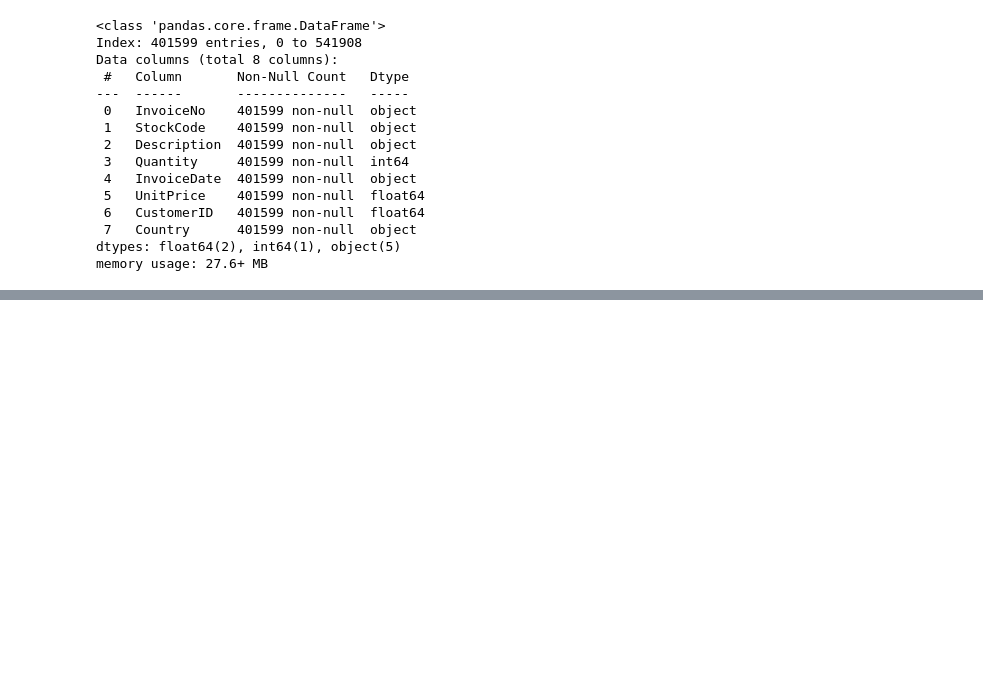
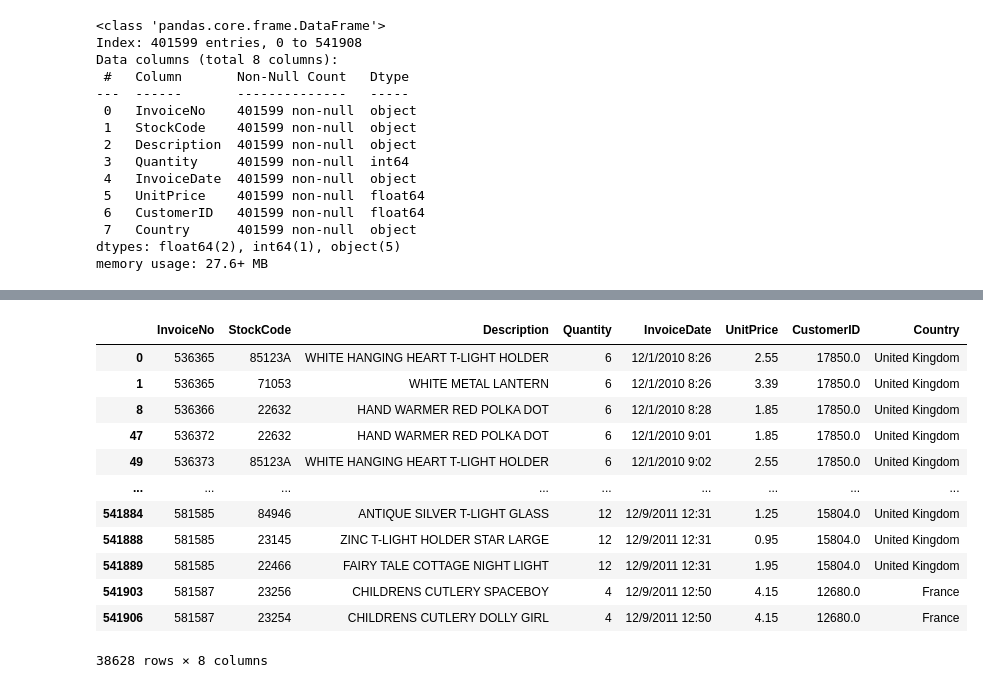
Before and after one commit to carlosmunoz97/citec_technical_test, a Jupyter notebook: online_retail.ipynb, the cells around one changed output, grey strips where cells are left out. Drawn from its saved outputs; the diff is of its cells as text; code cells hidden in the pictures; blank space fills up the shorter version.

```diff
--- a/online_retail.ipynb
+++ b/online_retail.ipynb
@@ -520,0 +555,19 @@ memory usage: 27.6+ MB
+# %%
+duplicated_stockcodes = original.groupby('StockCode').filter(lambda x: x['Description'].nunique() > 1)
+
+# Mostrar el resultado
+duplicated_stockcodes
+# %% [output]
+|  | InvoiceNo | StockCode | Description | Quantity | InvoiceDate | UnitPrice | CustomerID | Country |
+| 0 | 536365 | 85123A | WHITE HANGING HEART T-LIGHT HOLDER | 6 | 12/1/2010 8:26 | 2.55 | 17850.0 | United Kingdom |
+| 1 | 536365 | 71053 | WHITE METAL LANTERN | 6 | 12/1/2010 8:26 | 3.39 | 17850.0 | United Kingdom |
+| 8 | 536366 | 22632 | HAND WARMER RED POLKA DOT | 6 | 12/1/2010 8:28 | 1.85 | 17850.0 | United Kingdom |
+| 47 | 536372 | 22632 | HAND WARMER RED POLKA DOT | 6 | 12/1/2010 9:01 | 1.85 | 17850.0 | United Kingdom |
+| 49 | 536373 | 85123A | WHITE HANGING HEART T-LIGHT HOLDER | 6 | 12/1/2010 9:02 | 2.55 | 17850.0 | United Kingdom |
+| ... | ... | ... | ... | ... | ... | ... | ... | ... |
+| 541884 | 581585 | 84946 | ANTIQUE SILVER T-LIGHT GLASS | 12 | 12/9/2011 12:31 | 1.25 | 15804.0 | United Kingdom |
+| 541888 | 581585 | 23145 | ZINC T-LIGHT HOLDER STAR LARGE | 12 | 12/9/2011 12:31 | 0.95 | 15804.0 | United Kingdom |
+| 541889 | 581585 | 22466 | FAIRY TALE COTTAGE NIGHT LIGHT | 12 | 12/9/2011 12:31 | 1.95 | 15804.0 | United Kingdom |
+| 541903 | 581587 | 23256 | CHILDRENS CUTLERY SPACEBOY | 4 | 12/9/2011 12:50 | 4.15 | 12680.0 | France |
+| 541906 | 581587 | 23254 | CHILDRENS CUTLERY DOLLY GIRL | 4 | 12/9/2011 12:50 | 4.15 | 12680.0 | France |
+38628 rows × 8 columns
```
Also changed, not shown: parts of 21 cells of this notebook.
